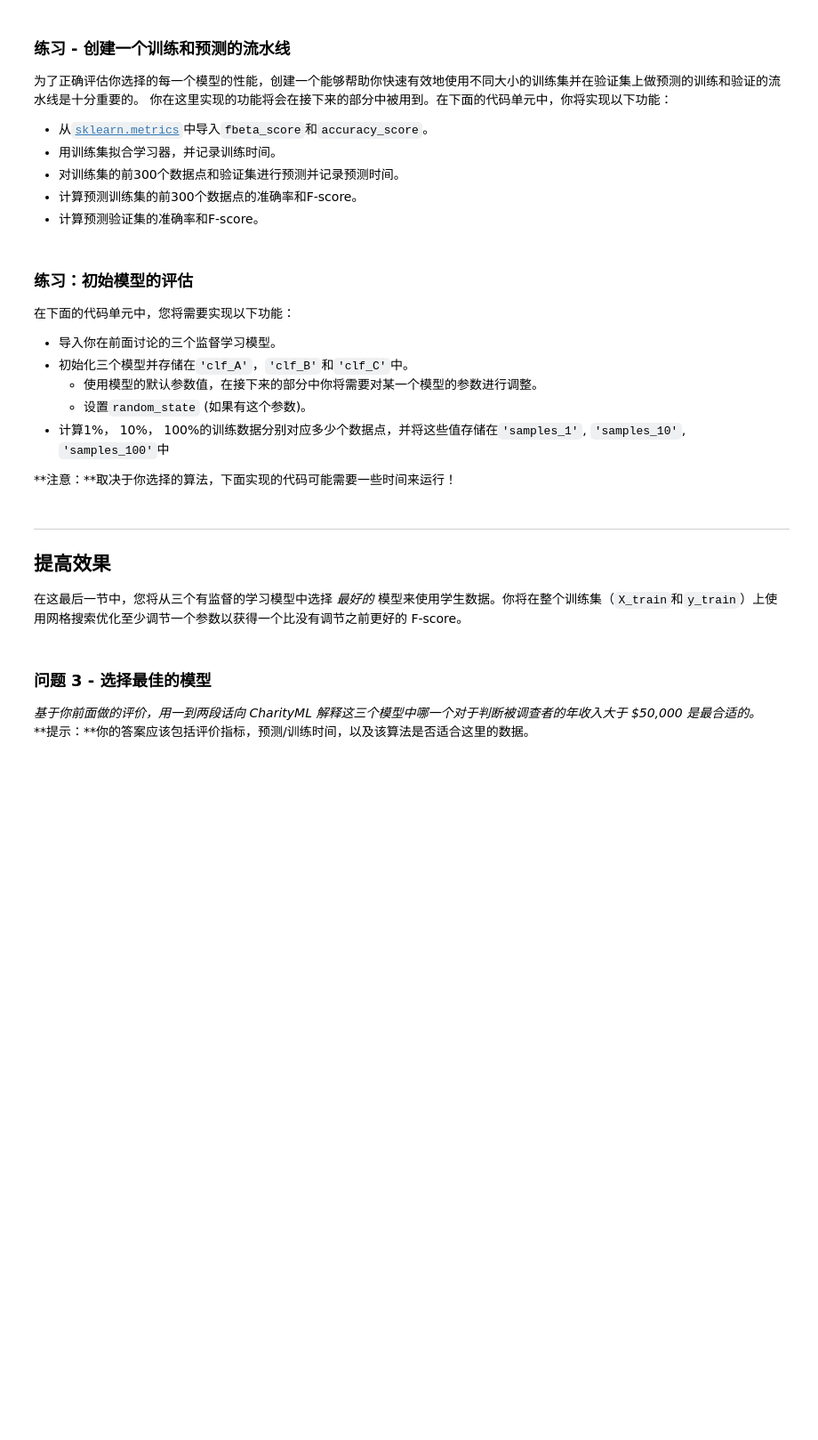
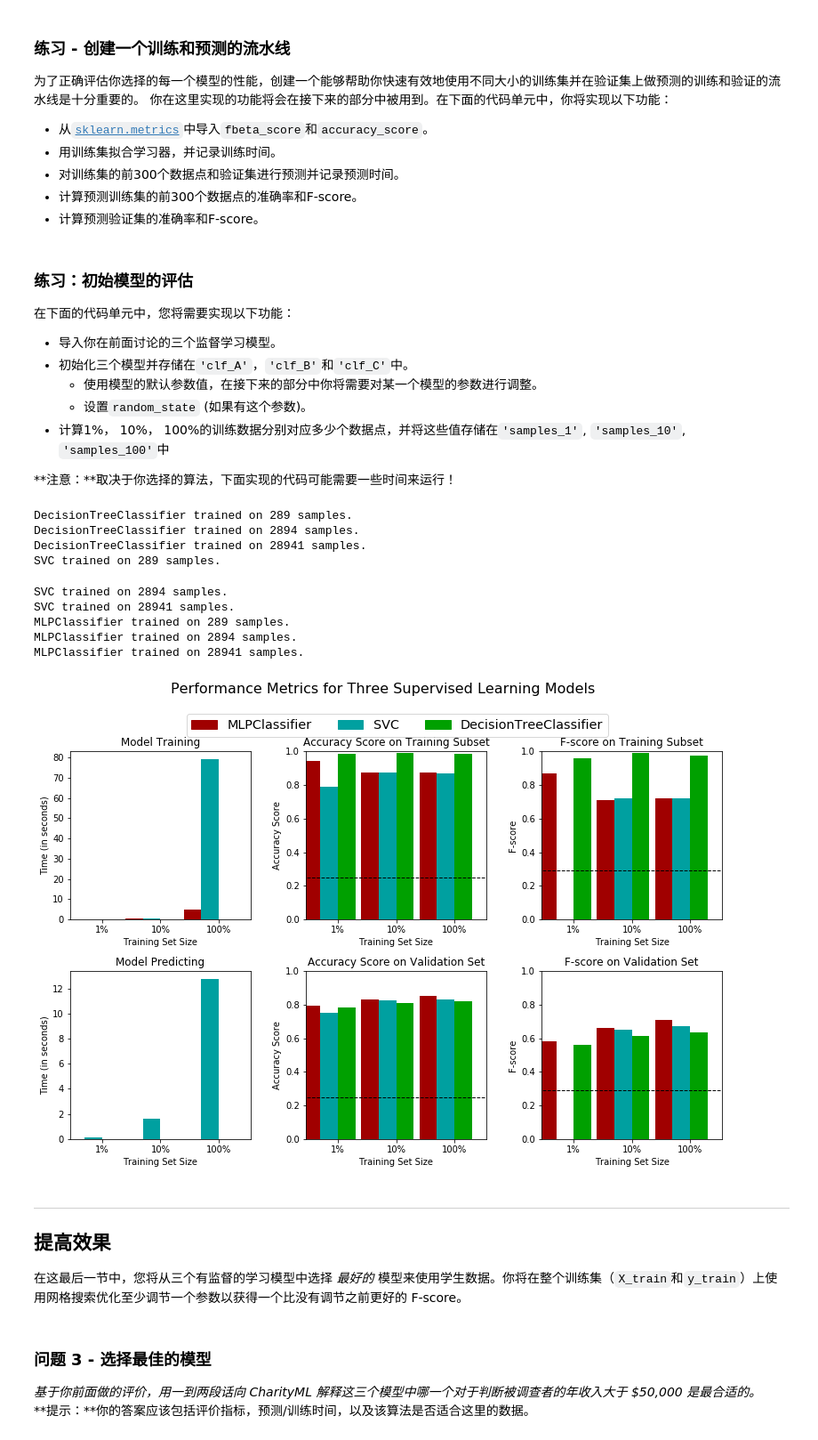
Before and after one commit to RainFool/Udacity_Anwser_RainFool, a Jupyter notebook: Project2/finding_donors.ipynb, the cells around one changed output. Shown at 89% size. Saved outputs shown, nothing was run; the diff lists cells and outputs as text; code cells hidden in the pictures; blank space fills up the shorter version.

```diff
--- a/Project2/finding_donors.ipynb
+++ b/Project2/finding_donors.ipynb
@@ -334,33 +389,33 @@ def train_predict(learner, sample_size, X_train, y_train, X_val, y_val):
     # TODO：使用sample_size大小的训练数据来拟合学习器
     # TODO: Fit the learner to the training data using slicing with 'sample_size'
     start = time() # 获得程序开始时间
-    learner = None
+    learner.fit(X_train[:sample_size],y_train[:sample_size])
     end = time() # 获得程序结束时间
 
     # TODO：计算训练时间
-    results['train_time'] = None
+    results['train_time'] = end - start
 
     # TODO: 得到在验证集上的预测值
     #       然后得到对前300个训练数据的预测结果
     start = time() # 获得程序开始时间
-    predictions_val = None
-    predictions_train = None
+    predictions_val = learner.predict(X_val)
+    predictions_train = learner.predict(X_train[:300])
     end = time() # 获得程序结束时间
 
     # TODO：计算预测用时
-    results['pred_time'] = None
+    results['pred_time'] = end - start
 
     # TODO：计算在最前面的300个训练数据的准确率
-    results['acc_train'] = None
+    results['acc_train'] = accuracy_score(y_train[:300],predictions_train)
 
     # TODO：计算在验证上的准确率
-    results['acc_val'] = None
+    results['acc_val'] = accuracy_score(y_val,predictions_val)
 
     # TODO：计算在最前面300个训练数据上的F-score
-    results['f_train'] = None
+    results['f_train'] = fbeta_score(y_train[:300],predictions_train,beta=0.5)
 
     # TODO：计算验证集上的F-score
-    results['f_val'] = None
+    results['f_val'] = fbeta_score(y_val,predictions_val,beta=0.5)
 
     # 成功
     print "{} trained on {} samples.".format(learner.__class__.__name__, sample_size)
@@ -379,27 +434,40 @@ def train_predict(learner, sample_size, X_train, y_train, X_val, y_val):
 **注意：**取决于你选择的算法，下面实现的代码可能需要一些时间来运行！
 # %%
 # TODO：从sklearn中导入三个监督学习模型
-
+from sklearn import tree
+from sklearn import svm
+from sklearn.neural_network import MLPClassifier
 # TODO：初始化三个模型
-clf_A = None
-clf_B = None
-clf_C = None
+clf_A = tree.DecisionTreeClassifier()
+clf_B = svm.SVC()
+clf_C = MLPClassifier(solver='lbfgs', alpha=1e-5,hidden_layer_sizes=(5, 2), random_state=1)
 
 # TODO：计算1%， 10%， 100%的训练数据分别对应多少点
-samples_1 = None
-samples_10 = None
-samples_100 = None
+samples_1 = len(X_train)/100
+samples_10 = len(X_train)/10
+samples_100 = len(X_train)
 
 # 收集学习器的结果
 results = {}
 for clf in [clf_A, clf_B, clf_C]:
     clf_name = clf.__class__.__name__
     results[clf_name] = {}
     for i, samples in enumerate([samples_1, samples_10, samples_100]):
         results[clf_name][i] = train_predict(clf, samples, X_train, y_train, X_val, y_val)
 
 # 对选择的三个模型得到的评价结果进行可视化
 vs.evaluate(results, accuracy, fscore)
+# %% [output]
+DecisionTreeClassifier trained on 289 samples.
+DecisionTreeClassifier trained on 2894 samples.
+DecisionTreeClassifier trained on 28941 samples.
+SVC trained on 289 samples.
+SVC trained on 2894 samples.
+SVC trained on 28941 samples.
+MLPClassifier trained on 289 samples.
+MLPClassifier trained on 2894 samples.
+MLPClassifier trained on 28941 samples.
+[figure, added]
 # %% [markdown]
 ----
 ## 提高效果
```
Also changed, not shown: parts of 14 cells of this notebook, 1 other file.
